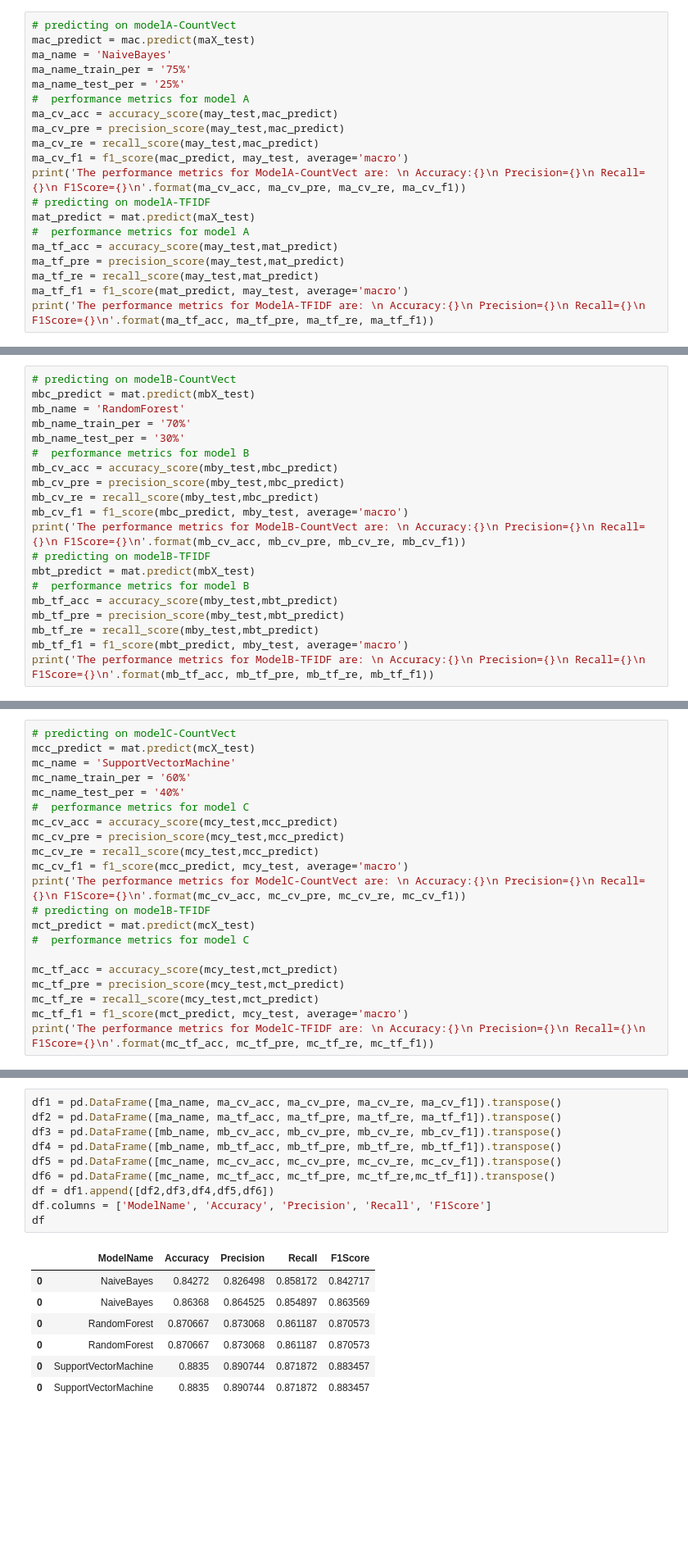
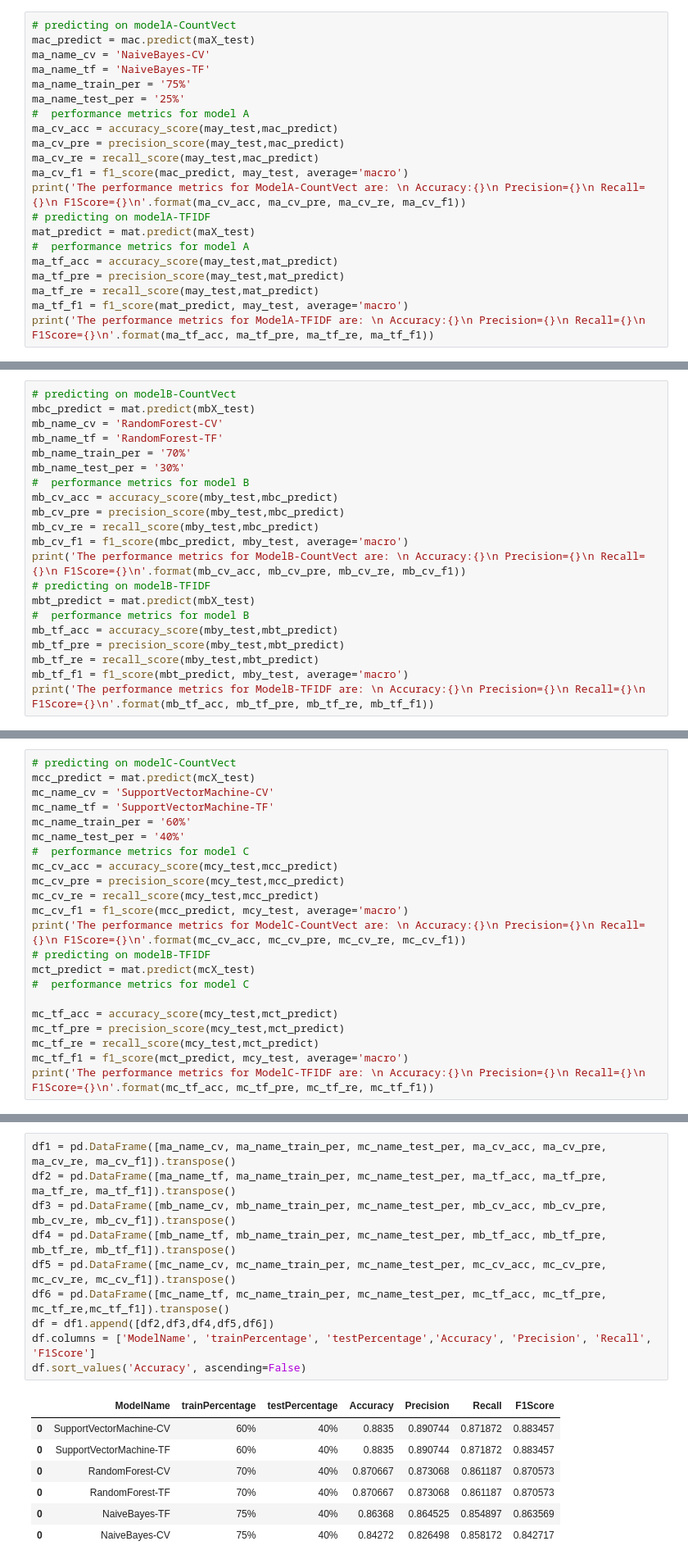
Before and after one commit to csrajath/CSC_8980_NLP, a Jupyter notebook: csc_8980_NLP_exam1.ipynb, the cells around one changed output, grey strips where cells are left out. Shown at 82% size. Drawn from its saved outputs; the diff is of its cells as text; blank space fills up the shorter version.

```diff
--- a/csc_8980_NLP_exam1.ipynb
+++ b/csc_8980_NLP_exam1.ipynb
@@ -118,7 +118,8 @@ manner**
 # %%
 # predicting on modelA-CountVect
 mac_predict = mac.predict(maX_test)
-ma_name = 'NaiveBayes'
+ma_name_cv = 'NaiveBayes-CV'
+ma_name_tf = 'NaiveBayes-TF'
 ma_name_train_per = '75%'
 ma_name_test_per = '25%'
 #  performance metrics for model A
@@ -150,7 +151,8 @@ The performance metrics for ModelA-TFIDF are:
 # %%
 # predicting on modelB-CountVect
 mbc_predict = mat.predict(mbX_test)
-mb_name = 'RandomForest'
+mb_name_cv = 'RandomForest-CV'
+mb_name_tf = 'RandomForest-TF'
 mb_name_train_per = '70%'
 mb_name_test_per = '30%'
 #  performance metrics for model B
@@ -182,7 +184,8 @@ The performance metrics for ModelB-TFIDF are:
 # %%
 # predicting on modelC-CountVect
 mcc_predict = mat.predict(mcX_test)
-mc_name = 'SupportVectorMachine'
+mc_name_cv = 'SupportVectorMachine-CV'
+mc_name_tf = 'SupportVectorMachine-TF'
 mc_name_train_per = '60%'
 mc_name_test_per = '40%'
 #  performance metrics for model C
@@ -221,23 +224,23 @@ b) Why is it important not to mix up the testing sets between different models?
 # %% [markdown]
 c) Display in a single sorted dataframe (model name, training %, test %,accuracy, precision, recall, F1-score) all performance metrics, sorted by accuracy in descending manner
 # %%
-df1 = pd.DataFrame([ma_name, ma_cv_acc, ma_cv_pre, ma_cv_re, ma_cv_f1]).transpose()
-df2 = pd.DataFrame([ma_name, ma_tf_acc, ma_tf_pre, ma_tf_re, ma_tf_f1]).transpose()
-df3 = pd.DataFrame([mb_name, mb_cv_acc, mb_cv_pre, mb_cv_re, mb_cv_f1]).transpose()
-df4 = pd.DataFrame([mb_name, mb_tf_acc, mb_tf_pre, mb_tf_re, mb_tf_f1]).transpose()
-df5 = pd.DataFrame([mc_name, mc_cv_acc, mc_cv_pre, mc_cv_re, mc_cv_f1]).transpose()
-df6 = pd.DataFrame([mc_name, mc_tf_acc, mc_tf_pre, mc_tf_re,mc_tf_f1]).transpose()
+df1 = pd.DataFrame([ma_name_cv, ma_name_train_per, mc_name_test_per, ma_cv_acc, ma_cv_pre, ma_cv_re, ma_cv_f1]).transpose()
+df2 = pd.DataFrame([ma_name_tf, ma_name_train_per, mc_name_test_per, ma_tf_acc, ma_tf_pre, ma_tf_re, ma_tf_f1]).transpose()
+df3 = pd.DataFrame([mb_name_cv, mb_name_train_per, mc_name_test_per, mb_cv_acc, mb_cv_pre, mb_cv_re, mb_cv_f1]).transpose()
+df4 = pd.DataFrame([mb_name_tf, mb_name_train_per, mc_name_test_per, mb_tf_acc, mb_tf_pre, mb_tf_re, mb_tf_f1]).transpose()
+df5 = pd.DataFrame([mc_name_cv, mc_name_train_per, mc_name_test_per, mc_cv_acc, mc_cv_pre, mc_cv_re, mc_cv_f1]).transpose()
+df6 = pd.DataFrame([mc_name_tf, mc_name_train_per, mc_name_test_per, mc_tf_acc, mc_tf_pre, mc_tf_re,mc_tf_f1]).transpose()
 df = df1.append([df2,df3,df4,df5,df6])
-df.columns = ['ModelName', 'Accuracy', 'Precision', 'Recall', 'F1Score']
-df
+df.columns = ['ModelName', 'trainPercentage', 'testPercentage','Accuracy', 'Precision', 'Recall', 'F1Score']
+df.sort_values('Accuracy', ascending=False)
 # %% [output]
-|  | ModelName | Accuracy | Precision | Recall | F1Score |
-| 0 | NaiveBayes | 0.84272 | 0.826498 | 0.858172 | 0.842717 |
-| 0 | NaiveBayes | 0.86368 | 0.864525 | 0.854897 | 0.863569 |
-| 0 | RandomForest | 0.870667 | 0.873068 | 0.861187 | 0.870573 |
-| 0 | RandomForest | 0.870667 | 0.873068 | 0.861187 | 0.870573 |
-| 0 | SupportVectorMachine | 0.8835 | 0.890744 | 0.871872 | 0.883457 |
-| 0 | SupportVectorMachine | 0.8835 | 0.890744 | 0.871872 | 0.883457 |
+|  | ModelName | trainPercentage | testPercentage | Accuracy | Precision | Recall | F1Score |
+| 0 | SupportVectorMachine-CV | 60% | 40% | 0.8835 | 0.890744 | 0.871872 | 0.883457 |
+| 0 | SupportVectorMachine-TF | 60% | 40% | 0.8835 | 0.890744 | 0.871872 | 0.883457 |
+| 0 | RandomForest-CV | 70% | 40% | 0.870667 | 0.873068 | 0.861187 | 0.870573 |
+| 0 | RandomForest-TF | 70% | 40% | 0.870667 | 0.873068 | 0.861187 | 0.870573 |
+| 0 | NaiveBayes-TF | 75% | 40% | 0.86368 | 0.864525 | 0.854897 | 0.863569 |
+| 0 | NaiveBayes-CV | 75% | 40% | 0.84272 | 0.826498 | 0.858172 | 0.842717 |
 # %% [markdown]
 **Question 4) (15 points) Using the documents in the folder named UNLABELED, please use your best performing trained model from question 3 to predict their labels. Please do this individually for each document. Print to the screen the following items: Document Name, Predicted Label and using a text cell, write your own opinion if the label is correct and why - note you have to read the document to make your own opinion**
 # %% [markdown]
```
Also changed, not shown: parts of 1 cell of this notebook.
